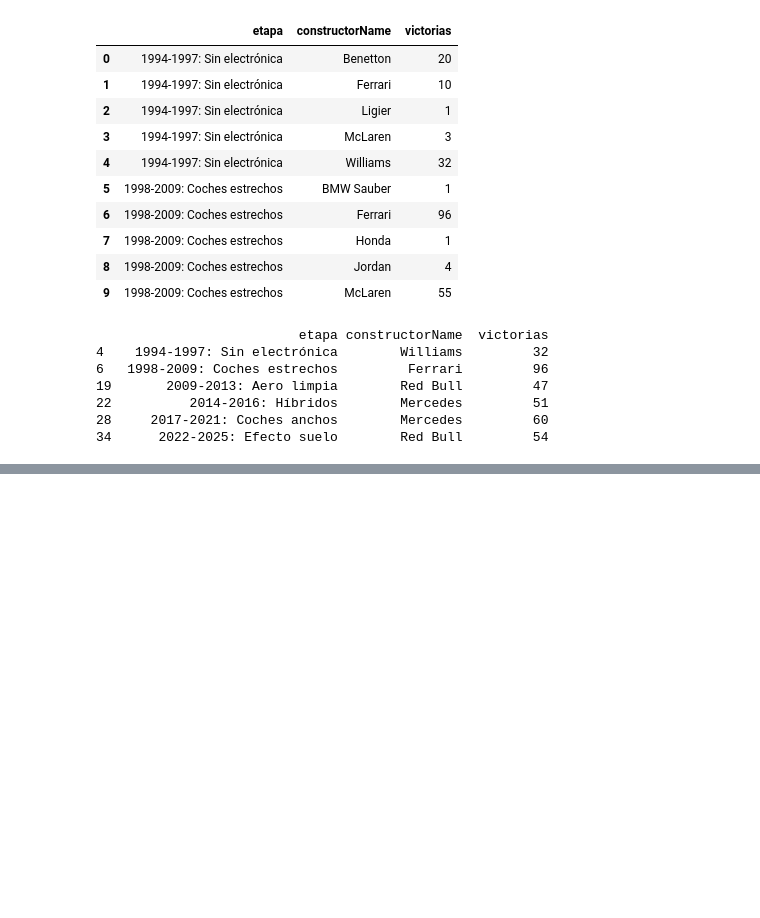
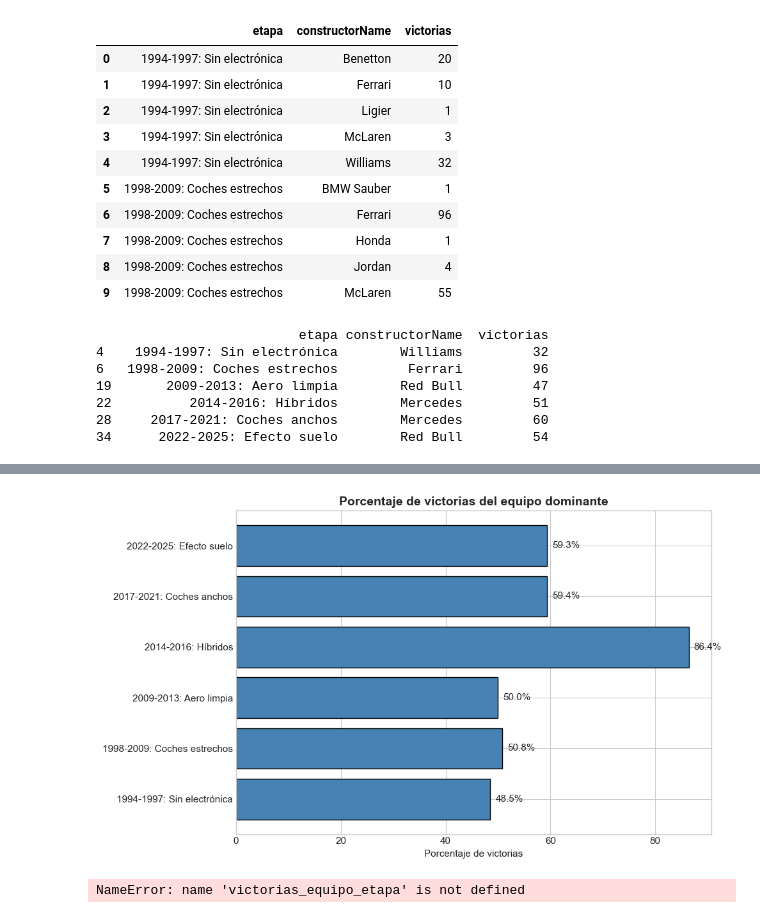
Before and after one commit to alejandrogrima/f1-database-project, a Jupyter notebook: notebooks/04_EDA_F1.ipynb, the cells around one changed output, grey strips where cells are left out. Saved outputs shown, nothing was run; the diff lists cells and outputs as text; code cells hidden in the pictures; blank space fills up the shorter version.

```diff
--- a/notebooks/04_EDA_F1.ipynb
+++ b/notebooks/04_EDA_F1.ipynb
@@ -248,0 +254,6 @@ plt.barh(carreras_etapa["etapa"], carreras_etapa["carreras"], color = "steelblue
+# %%
+# Calcular porcentaje de victorias del equipo dominante
+dominantes["total_carreras"] = dominantes["etapa"].map(carreras_etapa.set_index("etapa")["carreras"])
+dominantes["porcentaje"] = (dominantes["victorias"] / dominantes["total_carreras"] * 100).round(1)
+
+print(dominantes[["etapa", "constructorName", "victorias", "total_carreras", "porcentaje"]])
@@ -248,0 +276,23 @@ plt.barh(carreras_etapa["etapa"], carreras_etapa["carreras"], color = "steelblue
+# %%
+plt.figure(figsize = (10, 6))
+plt.barh(dominantes["etapa"], dominantes["porcentaje"], color = "steelblue", edgecolor = "black")
+plt.xlabel("Porcentaje de victorias")
+plt.title("Porcentaje de victorias del equipo dominante")
+
+for i, row in dominantes.iterrows():
+    plt.text(row["porcentaje"] + 1, row["etapa"], f'{row["porcentaje"]}%', va = "center")
+
+plt.legend()
+plt.tight_layout()
+plt.show()
+# %% [output]
+[figure, added]
+# %%
+# Top 3 equipos por etapa
+top3_etapa = victorias_equipo_etapa.groupby("etapa").apply(
+    lambda x: x.nlargest(3, "victorias")
+).reset_index(drop=True)
+
+top3_etapa.head(12)
+# %% [output]
+NameError: name 'victorias_equipo_etapa' is not defined
```
Also changed, not shown: parts of 8 cells of this notebook.
